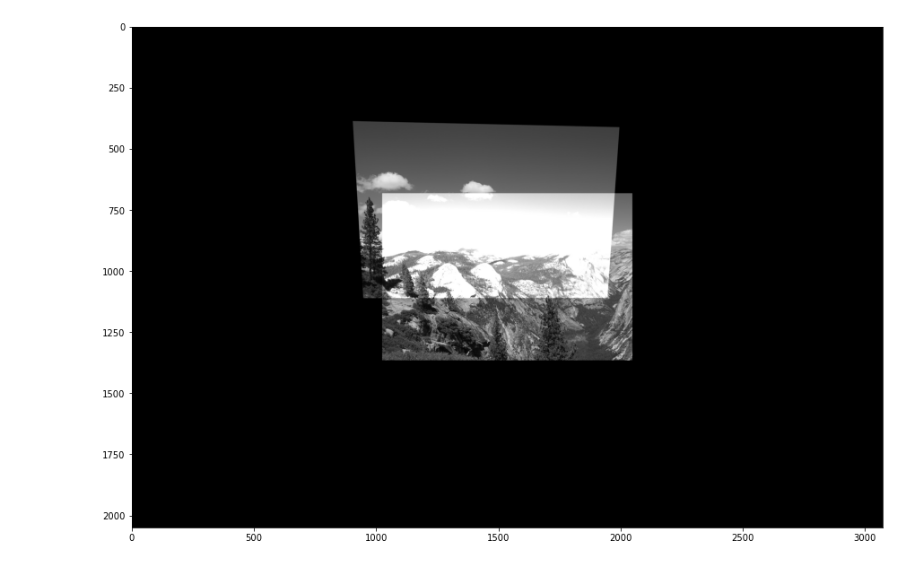
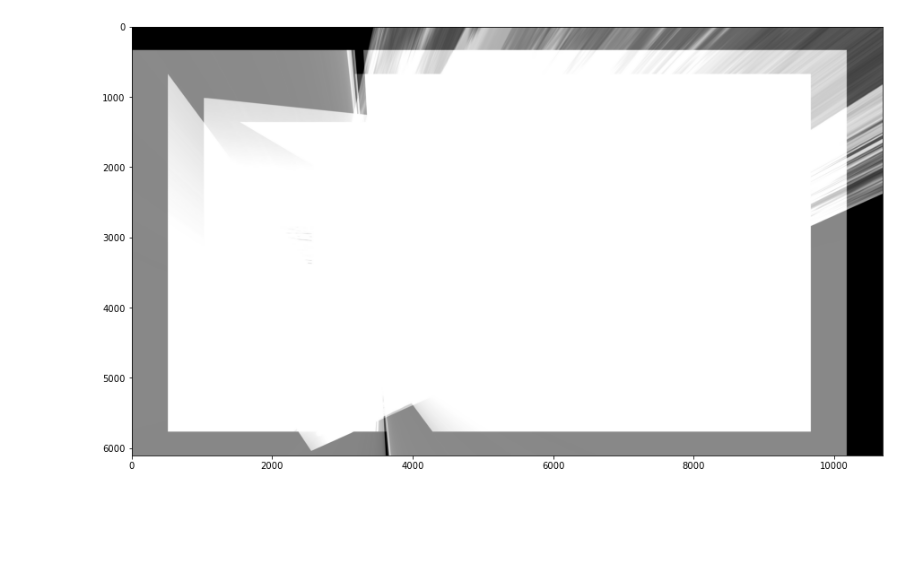
Before and after one commit to nicolamarchiotto/2D-Image-Stiching, a Jupyter notebook: main.ipynb, the cells around one changed output. Saved outputs shown, nothing was run; the diff lists cells and outputs as text; code cells hidden in the pictures; blank space fills up the shorter version.

```diff
--- a/main.ipynb
+++ b/main.ipynb
@@ -18,13 +18,14 @@ for filename in os.listdir(relativePathFolder):
     if img is not None:
         images.append(img)
 
-
 if len(images) < 5:
     fig, ax = plt.subplots(1, len(images), figsize=(15, 12))
     for j in range(len(images)):
         ax[j].imshow(images[j])
 else:
-    fig, ax = plt.subplots(math.floor(len(images)/5), 5, figsize=(15, 12))
+    fig, ax = plt.subplots(math.floor(len(images)/5), 5, figsize=(15, 5))
+    fig.suptitle('Some of the images')
+
     k = 0
     for i in range(math.floor(len(images)/5)):
         for j in range(5):
@@ -35,12 +36,7 @@ else:
 #AUMENTING startImage WITH BLACK BORDERS
 startImgIndex = 0
 
-top = int(images[startImgIndex].shape[0])
-bottom = top
-right = int(images[startImgIndex].shape[1])
-left = right
-
-startImage = cv2.copyMakeBorder(images[startImgIndex], top, bottom, left, right, cv2.BORDER_CONSTANT, None, 0)
+startImage = images[startImgIndex]
 
 plt.figure(figsize=(15,12))
 plt.imshow(startImage)
@@ -54,23 +68,17 @@ dimenticaXk = images.pop(startImgIndex)
 # %%
-# EXTRACTING FEATURES
+# trim image function
+def trim_black_countour(image):
+    mask = np.argwhere(image != 0)
+
+    min_x = np.min(mask[:,1])
+    max_x = np.max(mask[:,1])
+
+    min_y = np.min(mask[:,0])
+    max_y = np.max(mask[:,0])
+
+    return image[min_y:max_y, min_x:max_x,:]
+
 base_img = startImage
-base_img_g = cv2.cvtColor(startImage, cv2.COLOR_BGR2GRAY)
-
-# Get gray images
-images_g = []
-for i in range(len(images)):
-    images_g.append(cv2.cvtColor(images[i], cv2.COLOR_BGR2GRAY))
-
-#sift
-sift = cv2.xfeatures2d.SIFT_create()
-
-# compute keypoints and descriptors of all images except baseImage
-keypoints = []
-descriptors = []
-for i in range(len(images)):
-    kp, descr = sift.detectAndCompute(images_g[i],None)
-    keypoints.append(kp)
-    descriptors.append(descr)
 
 # brute force matching, takes the descriptor of one feature i#  first set and this is matched with
 # all other features in second set using some distance calculation. The closest one is returned.
@@ -78,9 +86,17 @@ bf = cv2.BFMatcher(cv2.NORM_L1, crossCheck=True)
 
 alreadyUsedImagesIdxs = []
 
-# for i in range(len(images)):
+for i in range(len(images)):
+    # Augment base image with black countour, assuming images shape all equal to the one of startImage
+    top = int(startImage.shape[0]/2)
+    bottom = top
+    right = int(startImage.shape[1]/2)
+    left = right
 
-for i in range(1):
+    base_img = cv2.copyMakeBorder(base_img, top, bottom, left, right, cv2.BORDER_CONSTANT, None, 0)
+
+    base_img_g = cv2.cvtColor(base_img, cv2.COLOR_BGR2GRAY)
+
     base_kp, base_descr = sift.detectAndCompute(base_img_g, None)
     numberOfMatchesOfMatches = 0
     bestMatches = []
@@ -96,38 +112,40 @@ for i in range(1):
     alreadyUsedImagesIdxs.append(bestMatchIdx)
     bestMatches = sorted(bestMatches, key = lambda x:x.distance)
     bestMatchesKeyPoints = keypoints[bestMatchIdx]
 
     # Homography computation
 
     numberOfPoints = 10
 
     # vector initialization
     baseImage_idx = bestMatches[0].queryIdx
     bestMatch_idx = bestMatches[0].trainIdx
 
     pts_base = np.array([[0, 0]])
     pts_bestMatch = np.array([[0, 0]])
 
     for x in range(numberOfPoints):
         baseImage_idx = bestMatches[x].queryIdx
         best_idx = bestMatches[x].trainIdx
 
         pts_base = np.concatenate((pts_base, [[base_kp[baseImage_idx].pt[0], base_kp[baseImage_idx].pt[1]]]))
         pts_bestMatch = np.concatenate((pts_bestMatch, [[bestMatchesKeyPoints[best_idx].pt[0], bestMatchesKeyPoints[best_idx].pt[1]]]))
 
     h, status = cv2.findHomography(pts_bestMatch, pts_base, cv2.RANSAC, 10.0)
 
     # Warped image
     img_warped = cv2.warpPerspective(images[bestMatchIdx], h, (base_img.shape[1], base_img.shape[0]))
 
     # Mosaice with the other image
-    img_out = cv2.add(base_img, img_warped)
+    base_img = cv2.add(base_img, img_warped)
+    base_img = trim_black_countour(base_img)
 
-    plt.figure(figsize=(15,12))
-    plt.imshow(img_out),
-    plt.show()
+out_img = base_img
+plt.figure(figsize=(15,12))
+plt.imshow(out_img)
+plt.show()
 # %% [output]
-[figure, old version]
+[figure, new version]
 # %%
 # Access coordinates on conjugate points
 
```
Also changed, not shown: parts of 2 cells of this notebook.
